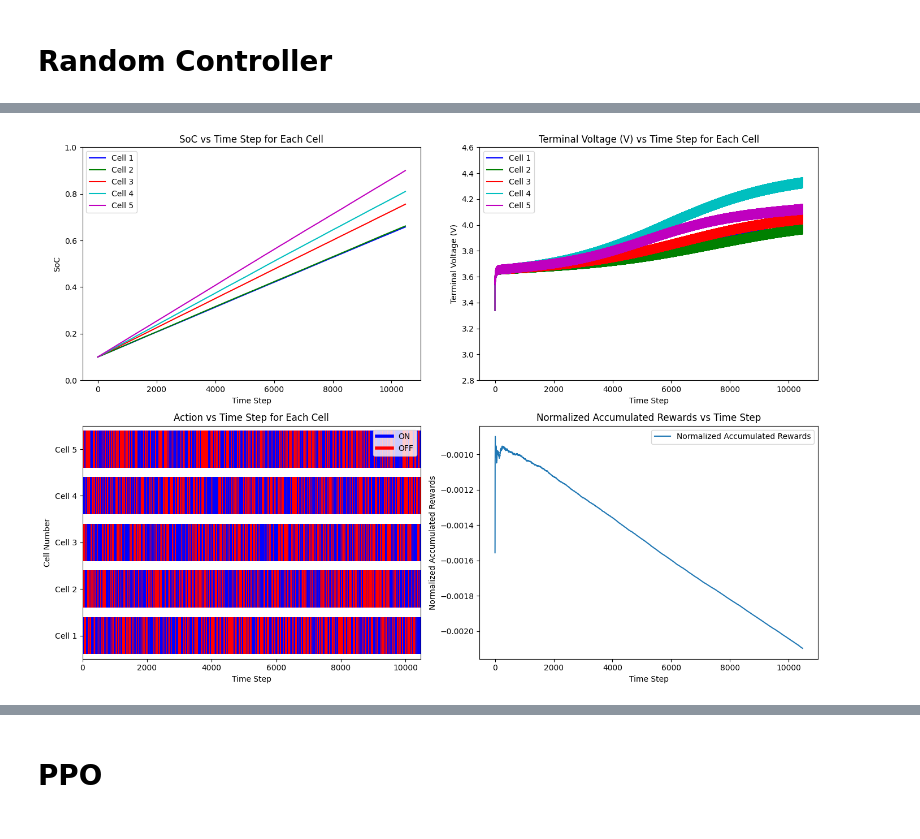
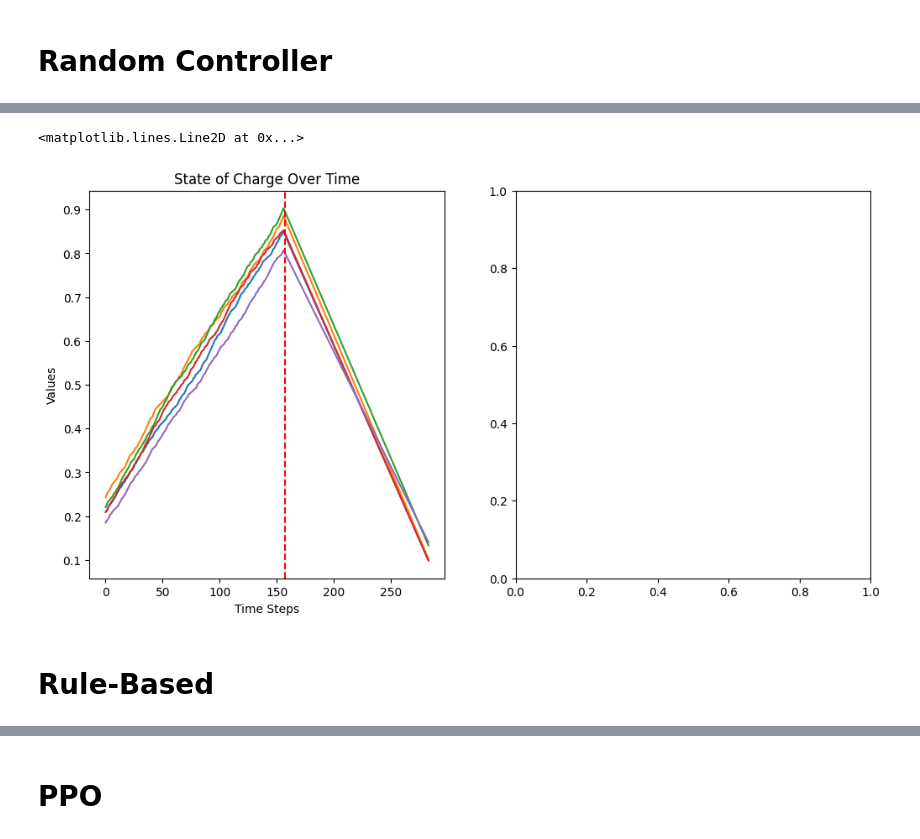
Before and after one commit to LeoBenac/BMS_project, a Jupyter notebook: bms_project_new.ipynb, the cells around one changed output, grey strips where cells are left out. Saved outputs shown, nothing was run; the diff lists cells and outputs as text; code cells hidden in the pictures.

```diff
--- a/bms_project_new.ipynb
+++ b/bms_project_new.ipynb
@@ -157,4 +272,23 @@ plt.plot(np.arange(len(states_3)), states_3)
-# %%
-plot_bms_evolution(bms, states_3, states_voltage_3, actions_3, rewards_3, dones_3)
-# %% [output]
-[figure, removed]
+# %%
+fig, axs = plt.subplots(1, 2, figsize=(12, 6))  # Create a figure with 1 row and 2 columns
+
+# Plot for State of Charge
+axs[0].plot(states_soc_3, label='State of Charge')
+axs[0].set_title('State of Charge Over Time')
+axs[0].set_xlabel('Time Steps')
+axs[0].set_ylabel('Values')
+axs[0].axvline(x=charge_end_3, color='r', linestyle='--', label='Charge End')
+
+# # Plot for Voltage
+# axs[1].plot(states_voltage_3, label='Voltage')
+# axs[1].set_title('Voltage Over Time')
+# axs[1].set_xlabel('Time Steps')
+# axs[1].set_ylabel('Values')
+# axs[1].axvline(x=charge_end_3, color='r', linestyle='--', label='Charge End')
+
+# plt.tight_layout()  # Adjust layout to prevent overlap
+# %% [output]
+<matplotlib.lines.Line2D at 0x...>
+[figure, added]
+# %% [markdown]
+# Rule-Based
```
Also changed, not shown: parts of 38 cells of this notebook, 1 other file.
